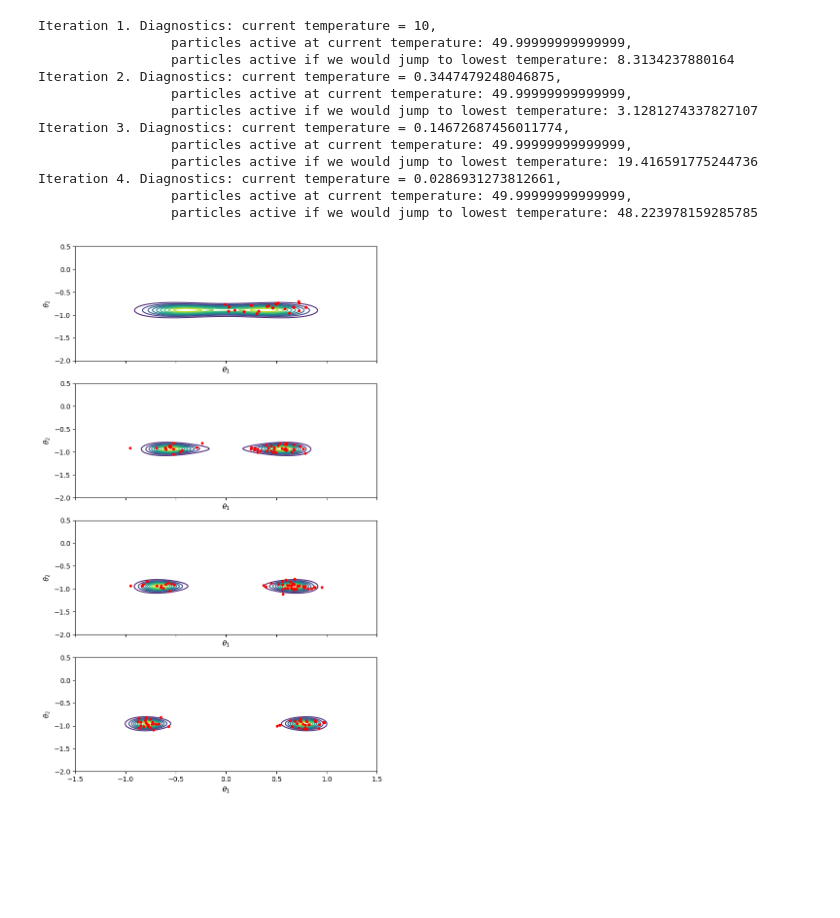
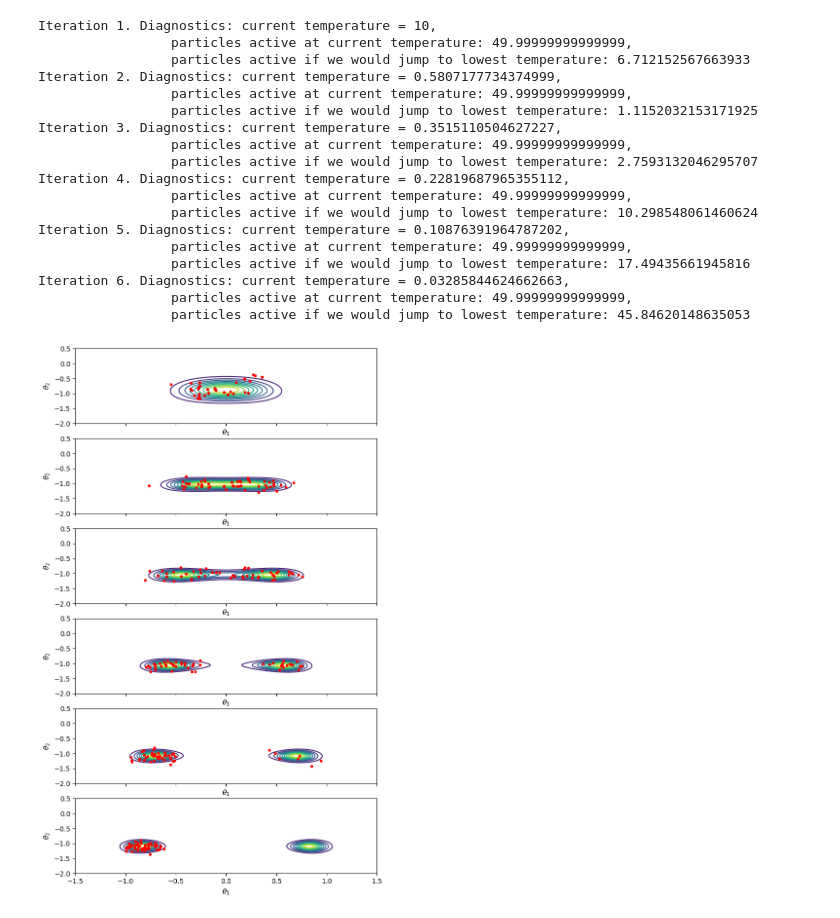
Before and after one commit to vvnnif/smc-highly-informative-observations, a Jupyter notebook: notebooks/prototype.ipynb, the cells around one changed output. Cells and saved outputs as stored; diff of their text form; code cells hidden in the pictures; blank space fills up the shorter version.

```diff
--- a/notebooks/prototype.ipynb
+++ b/notebooks/prototype.ipynb
@@ -35,6 +35,7 @@ def sample_state_space_model(us, T=200):
     ys = np.zeros((T,)) # Storage for observations
     transition_matrix = np.array([[1, 0.8],[0, 0.1]])
     observation_matrix = np.array([1, 0])
+    xs[:,0] = [0, 0] # Initial condition
     for i in range(1, T):
         # Evolve latent space according to formula
         # in Svensson et al. (2017).
@@ -247,7 +247,7 @@ initial_theta = sample_prior()
 
 # Exogenous input variables
 rng = np.random.default_rng(seed=42) # Want to fix this while keeping the rest random
-us = rng.normal(loc=1, scale=1, size=n_observed)
+us = rng.normal(loc=0, scale=1, size=n_observed)
 
 ys = sample_state_space_model(us=us,T=n_observed)
 
@@ -511,57 +511,64 @@ n_observed = 200 # Number of observations from state-space model
 
 # Exogenous input variables
 rng = np.random.default_rng(seed=42) # Want to fix this while keeping the rest random
-us = rng.normal(loc=1, scale=1, size=n_observed)
+us = rng.normal(loc=0, scale=1, size=n_observed)
 
 # Sample observations for the true, underlying state-space model,
 # which has parameters theta1 = 0.8, theta2 = -1.
 ys = sample_state_space_model(us=us,T=n_observed)
 
-thetas, diagnostics = smc_sampler(ys=ys,us=us,mh_iters=500,mh_sd=0.1,n_particles=n_particles,initial_temp=temp,min_temp=min_temp,verbose=True)
+thetas, diagnostics = smc_sampler(ys=ys,us=us,mh_iters=500,mh_sd=0.03,n_particles=n_particles,initial_temp=temp,min_temp=min_temp,verbose=True)
 # %% [output]
 Iteration 1. Diagnostics: current temperature = 10,
                  particles active at current temperature: 49.99999999999999,
-                 particles active if we would jump to lowest temperature: 8.3134237880164
-Iteration 2. Diagnostics: current temperature = 0.3447479248046875,
+                 particles active if we would jump to lowest temperature: 6.712152567663933
+Iteration 2. Diagnostics: current temperature = 0.5807177734374999,
                  particles active at current temperature: 49.99999999999999,
-                 particles active if we would jump to lowest temperature: 3.1281274337827107
-Iteration 3. Diagnostics: current temperature = 0.14672687456011774,
+                 particles active if we would jump to lowest temperature: 1.1152032153171925
+Iteration 3. Diagnostics: current temperature = 0.3515110504627227,
                  particles active at current temperature: 49.99999999999999,
-                 particles active if we would jump to lowest temperature: 19.416591775244736
-Iteration 4. Diagnostics: current temperature = 0.0286931273812661,
+                 particles active if we would jump to lowest temperature: 2.7593132046295707
+Iteration 4. Diagnostics: current temperature = 0.22819687965355112,
                  particles active at current temperature: 49.99999999999999,
-                 particles active if we would jump to lowest temperature: 48.223978159285785
+                 particles active if we would jump to lowest temperature: 10.298548061460624
+Iteration 5. Diagnostics: current temperature = 0.10876391964787202,
+                 particles active at current temperature: 49.99999999999999,
+                 particles active if we would jump to lowest temperature: 17.49435661945816
+Iteration 6. Diagnostics: current temperature = 0.03285844624662663,
+                 particles active at current temperature: 49.99999999999999,
+                 particles active if we would jump to lowest temperature: 45.84620148635053
 # %%
 """ Plot the evolution of the tempering sequence
-    and the particles.
+    and the particles across iterations of the
+    SMC sampler.
 """
 
 theta1_grid = np.linspace(-1.5, 1.5, 200)
 theta2_grid = np.linspace(-2, .5, 200)
 Z = np.empty((len(theta1_grid), len(theta2_grid)))
 
 fig, axes = plt.subplots(len(diagnostics), 1, figsize=(8,14), sharex=True)
 for ax, (p, val) in zip(axes, diagnostics.items()):
 
     temp = val['temp']
     particles = val['particles']
 
     for i, t1 in enumerate(theta1_grid):
         for k, t2 in enumerate(theta2_grid):
             theta = np.array([t1, t2])
             Z[i, k] = log_likelihood(ys=ys,us=us,theta=theta,temp=temp) + log_prior(theta)
 
     Z -= Z.max()
     P = np.exp(Z)
     T1, T2 = np.meshgrid(theta1_grid, theta2_grid, indexing='ij')
     ax.contour(T1, T2, P, levels=10)
 
     ax.scatter(particles[:, 0], particles[:, 1],
                 s=10, alpha=1, color='red', label='particles', zorder=3)
 
     ax.set_xlabel(r'$\theta_1$')
     ax.set_ylabel(r'$\theta_2$')
 
 fig.show()
 # %% [output]
-[figure, old version]
+[figure, new version]
```
Also changed, not shown: parts of 3 cells of this notebook.
